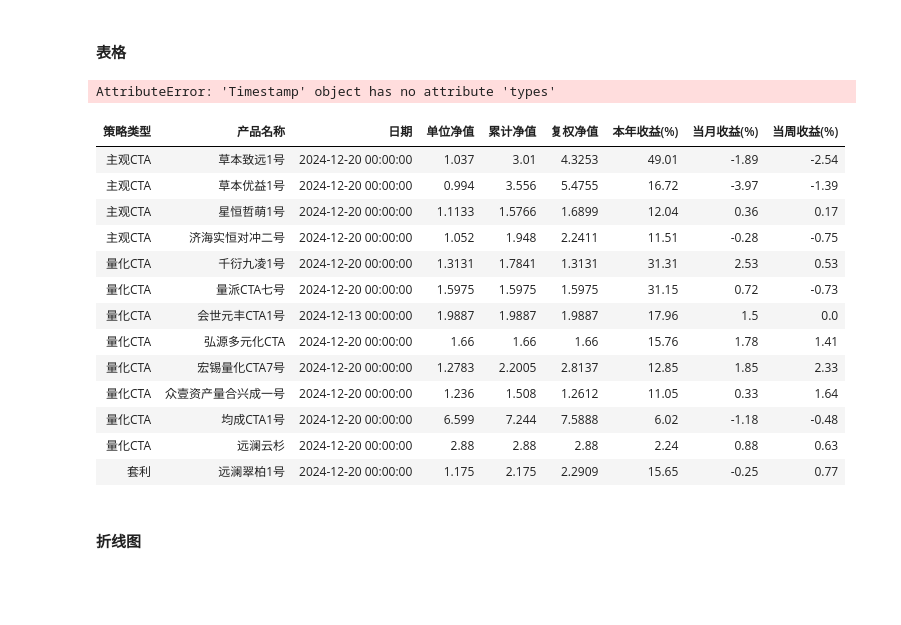
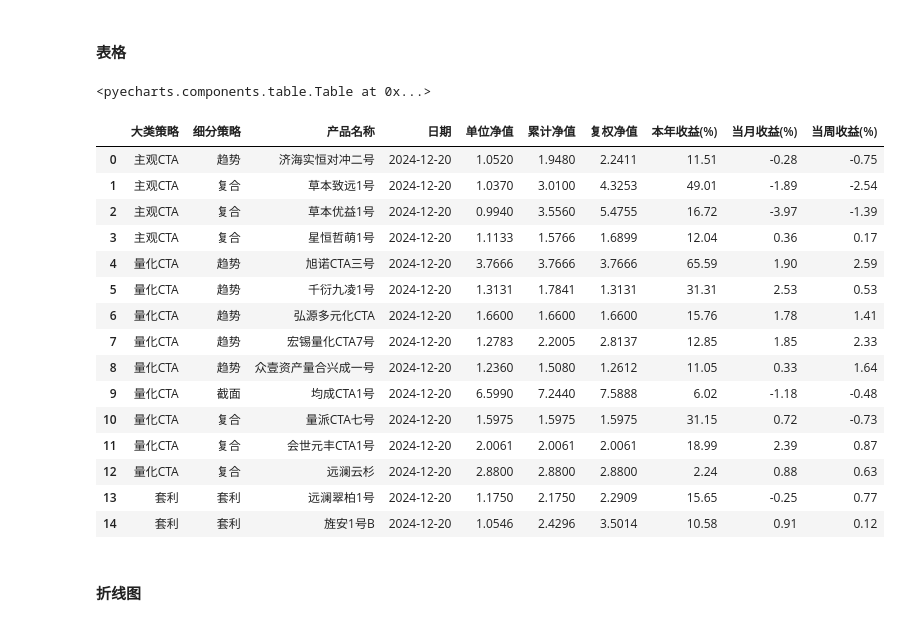
Before and after one commit to Slow-birds/Private_nav_research, a Jupyter notebook: multiple_nav_analysis.ipynb, the cells around one changed output. Drawn from its saved outputs; the diff is of its cells as text; code cells hidden in the pictures; blank space fills up the shorter version.

```diff
--- a/multiple_nav_analysis.ipynb
+++ b/multiple_nav_analysis.ipynb
@@ -54,7 +55,8 @@ basic_info
 nav_dfs = None
 nav_table = pd.DataFrame(
     columns=[
-        "策略类型",
+        "大类策略",
+        "细分策略",
         "产品名称",
         "日期",
         "单位净值",
@@ -65,10 +67,10 @@ nav_table = pd.DataFrame(
         "当周收益(%)",
     ]
 )
-for fund in basic_info["fund_name"]:
+for fund in basic_info["基金名称"]:
     # 导入净值数据
     files_list_series = pd.Series([i.stem for i in Path("./data").glob("*.xlsx")])
-    nav_df_path = os.path.join("data",files_list_series[files_list_series.str.contains(fund)].item()+".xlsx")
+    nav_df_path = Path("data").joinpath(f"{files_list_series[files_list_series.str.contains(fund)].item()}.xlsx")
     nav_df = load_data(nav_df_path)
     nav_df = get_standardized_data(nav_df)
     nav_df.rename(
@@ -87,7 +89,8 @@ for fund in basic_info["fund_name"]:
     nav_head = nav_df.head(1)
     nav_tail = nav_df.tail(1)
     nav_tail["产品名称"] = fund
-    nav_tail["策略类型"] = basic_info[basic_info["fund_name"] == fund]["strategy"].item()
+    nav_tail["大类策略"] = basic_info[basic_info["基金名称"] == fund]["大类策略"].item()
+    nav_tail["细分策略"] = basic_info[basic_info["基金名称"] == fund]["细分策略"].item()
     if not year_begin_nav.empty:
         year_begin_value = year_begin_nav["复权净值"].iloc[0]
         nav_tail["本年收益(%)"] = round(
@@ -108,33 +111,37 @@ for fund in basic_info["fund_name"]:
     # 添加至表格
     nav_table = pd.concat([nav_table, nav_tail], ignore_index=True)
     custom_order = ["主观CTA", '量化CTA', "套利"]
-    nav_table['策略类型'] = pd.Categorical(nav_table['策略类型'], categories=custom_order, ordered=True)
-    nav_table.sort_values(by=['策略类型', '本年收益(%)'], inplace=True, ascending=[True, False], ignore_index=True)
+    custom_order_ = ["趋势", '截面', "复合","套利"]
+    nav_table['大类策略'] = pd.Categorical(nav_table['大类策略'], categories=custom_order, ordered=True)
+    nav_table['细分策略'] = pd.Categorical(nav_table['细分策略'], categories=custom_order_, ordered=True)
+    nav_table.sort_values(by=['大类策略', "细分策略", '本年收益(%)'], inplace=True, ascending=[True, True, False], ignore_index=True)
+nav_table["日期"] = nav_table["日期"].map(lambda x: x.strftime("%Y-%m-%d"))
+# %%
+table_index = Table()
+headers = list(nav_table.columns)
+rows = nav_table.values
+table_index.add(headers, rows)
+# %% [output]
+<pyecharts.components.table.Table at 0x...>
 # %%
-nav_table["日期"][0].
+nav_table
 # %% [output]
-AttributeError: 'Timestamp' object has no attribute 'types'
+|  | 大类策略 | 细分策略 | 产品名称 | 日期 | 单位净值 | 累计净值 | 复权净值 | 本年收益(%) | 当月收益(%) | 当周收益(%) |
+| 0 | 主观CTA | 趋势 | 济海实恒对冲二号 | 2024-12-20 | 1.0520 | 1.9480 | 2.2411 | 11.51 | -0.28 | -0.75 |
+| 1 | 主观CTA | 复合 | 草本致远1号 | 2024-12-20 | 1.0370 | 3.0100 | 4.3253 | 49.01 | -1.89 | -2.54 |
+| 2 | 主观CTA | 复合 | 草本优益1号 | 2024-12-20 | 0.9940 | 3.5560 | 5.4755 | 16.72 | -3.97 | -1.39 |
+| 3 | 主观CTA | 复合 | 星恒哲萌1号 | 2024-12-20 | 1.1133 | 1.5766 | 1.6899 | 12.04 | 0.36 | 0.17 |
+| 4 | 量化CTA | 趋势 | 旭诺CTA三号 | 2024-12-20 | 3.7666 | 3.7666 | 3.7666 | 65.59 | 1.90 | 2.59 |
+| 5 | 量化CTA | 趋势 | 千衍九凌1号 | 2024-12-20 | 1.3131 | 1.7841 | 1.3131 | 31.31 | 2.53 | 0.53 |
+| 6 | 量化CTA | 趋势 | 弘源多元化CTA | 2024-12-20 | 1.6600 | 1.6600 | 1.6600 | 15.76 | 1.78 | 1.41 |
+| 7 | 量化CTA | 趋势 | 宏锡量化CTA7号 | 2024-12-20 | 1.2783 | 2.2005 | 2.8137 | 12.85 | 1.85 | 2.33 |
+| 8 | 量化CTA | 趋势 | 众壹资产量合兴成一号 | 2024-12-20 | 1.2360 | 1.5080 | 1.2612 | 11.05 | 0.33 | 1.64 |
+| 9 | 量化CTA | 截面 | 均成CTA1号 | 2024-12-20 | 6.5990 | 7.2440 | 7.5888 | 6.02 | -1.18 | -0.48 |
+| 10 | 量化CTA | 复合 | 量派CTA七号 | 2024-12-20 | 1.5975 | 1.5975 | 1.5975 | 31.15 | 0.72 | -0.73 |
+| 11 | 量化CTA | 复合 | 会世元丰CTA1号 | 2024-12-20 | 2.0061 | 2.0061 | 2.0061 | 18.99 | 2.39 | 0.87 |
+| 12 | 量化CTA | 复合 | 远澜云杉 | 2024-12-20 | 2.8800 | 2.8800 | 2.8800 | 2.24 | 0.88 | 0.63 |
+| 13 | 套利 | 套利 | 远澜翠柏1号 | 2024-12-20 | 1.1750 | 2.1750 | 2.2909 | 15.65 | -0.25 | 0.77 |
+| 14 | 套利 | 套利 | 旌安1号B | 2024-12-20 | 1.0546 | 2.4296 | 3.5014 | 10.58 | 0.91 | 0.12 |
-# %%
-table_index = Table()
-headers = list(nav_table.columns)
-rows = nav_table.values
-table_index.add(headers, rows)
-table_index.render_notebook()
-# %% [output]
-| 策略类型 | 产品名称 | 日期 | 单位净值 | 累计净值 | 复权净值 | 本年收益(%) | 当月收益(%) | 当周收益(%) |
-| 主观CTA | 草本致远1号 | 2024-12-20 00:00:00 | 1.037 | 3.01 | 4.3253 | 49.01 | -1.89 | -2.54 |
-| 主观CTA | 草本优益1号 | 2024-12-20 00:00:00 | 0.994 | 3.556 | 5.4755 | 16.72 | -3.97 | -1.39 |
-| 主观CTA | 星恒哲萌1号 | 2024-12-20 00:00:00 | 1.1133 | 1.5766 | 1.6899 | 12.04 | 0.36 | 0.17 |
-| 主观CTA | 济海实恒对冲二号 | 2024-12-20 00:00:00 | 1.052 | 1.948 | 2.2411 | 11.51 | -0.28 | -0.75 |
-| 量化CTA | 千衍九凌1号 | 2024-12-20 00:00:00 | 1.3131 | 1.7841 | 1.3131 | 31.31 | 2.53 | 0.53 |
-| 量化CTA | 量派CTA七号 | 2024-12-20 00:00:00 | 1.5975 | 1.5975 | 1.5975 | 31.15 | 0.72 | -0.73 |
-| 量化CTA | 会世元丰CTA1号 | 2024-12-13 00:00:00 | 1.9887 | 1.9887 | 1.9887 | 17.96 | 1.5 | 0.0 |
-| 量化CTA | 弘源多元化CTA | 2024-12-20 00:00:00 | 1.66 | 1.66 | 1.66 | 15.76 | 1.78 | 1.41 |
-| 量化CTA | 宏锡量化CTA7号 | 2024-12-20 00:00:00 | 1.2783 | 2.2005 | 2.8137 | 12.85 | 1.85 | 2.33 |
-| 量化CTA | 众壹资产量合兴成一号 | 2024-12-20 00:00:00 | 1.236 | 1.508 | 1.2612 | 11.05 | 0.33 | 1.64 |
-| 量化CTA | 均成CTA1号 | 2024-12-20 00:00:00 | 6.599 | 7.244 | 7.5888 | 6.02 | -1.18 | -0.48 |
-| 量化CTA | 远澜云杉 | 2024-12-20 00:00:00 | 2.88 | 2.88 | 2.88 | 2.24 | 0.88 | 0.63 |
-| 套利 | 远澜翠柏1号 | 2024-12-20 00:00:00 | 1.175 | 2.175 | 2.2909 | 15.65 | -0.25 | 0.77 |
 # %% [markdown]
 #### 折线图
 # %%
```
Also changed, not shown: parts of 7 cells of this notebook, 21 other files.
